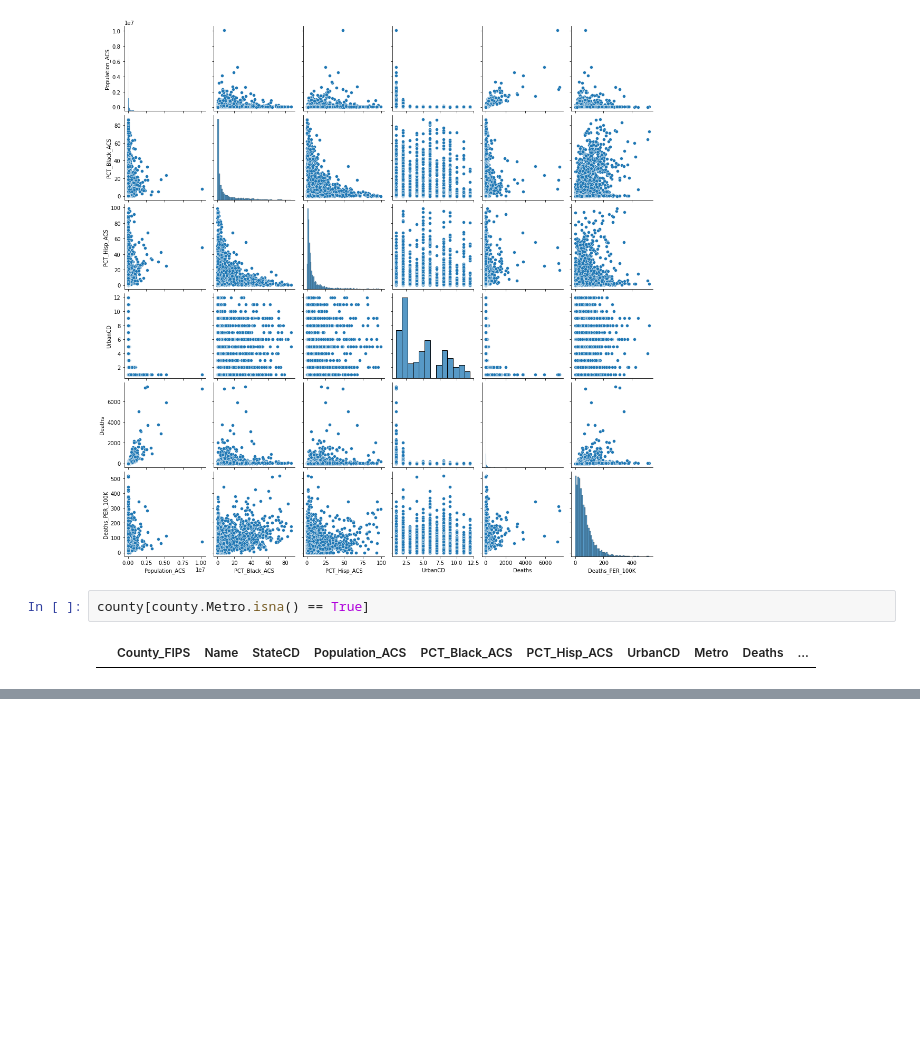
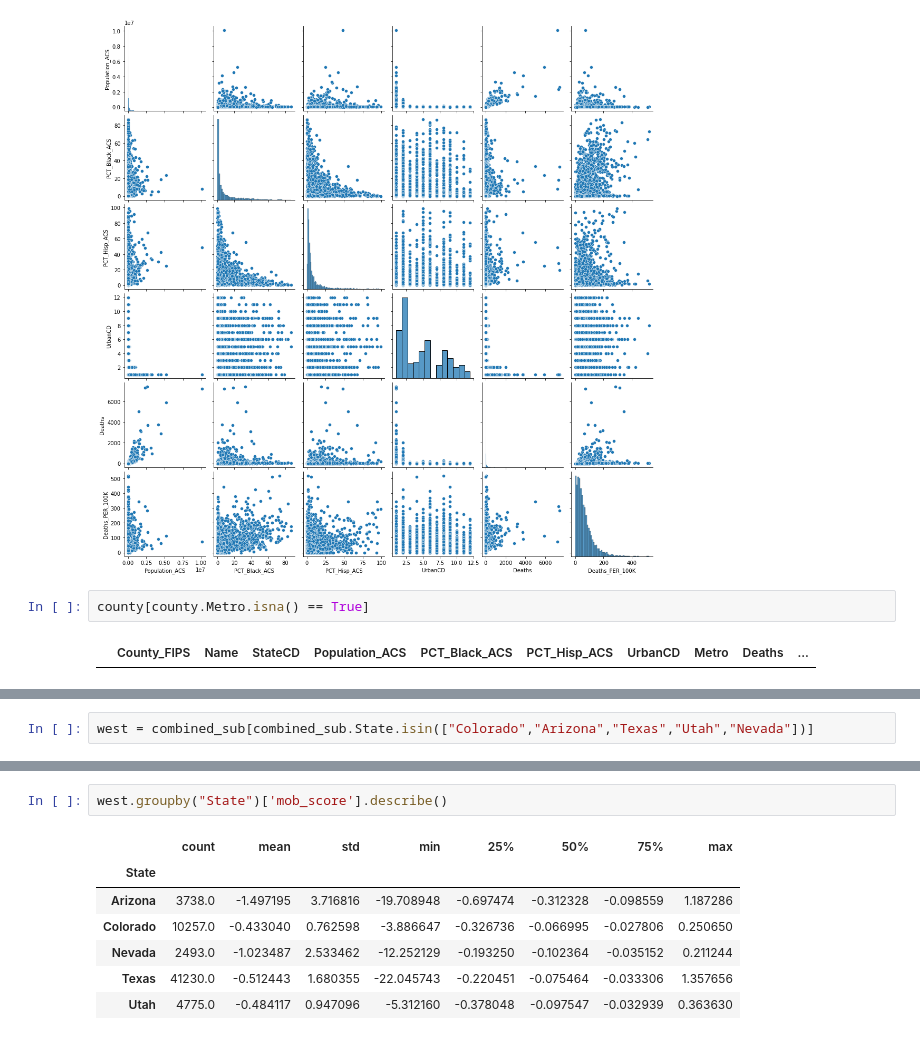
Before and after one commit to pballent/hia-covid, a Jupyter notebook: hia_covid_python_exploration/Combined_Data_Exploration.ipynb, the cells around one changed output, grey strips where cells are left out. Cells and saved outputs as stored; diff of their text form; blank space fills up the shorter version.

```diff
--- a/hia_covid_python_exploration/Combined_Data_Exploration.ipynb
+++ b/hia_covid_python_exploration/Combined_Data_Exploration.ipynb
@@ -114,0 +218,2 @@ county[county.Metro.isna() == True]
+# %%
+west = combined_sub[combined_sub.State.isin(["Colorado","Arizona","Texas","Utah","Nevada"])]
@@ -114,0 +227,10 @@ county[county.Metro.isna() == True]
+# %%
+west.groupby("State")['mob_score'].describe()
+# %% [output]
+|  | count | mean | std | min | 25% | 50% | 75% | max |
+| State |  |  |  |  |  |  |  |  |
+| Arizona | 3738.0 | -1.497195 | 3.716816 | -19.708948 | -0.697474 | -0.312328 | -0.098559 | 1.187286 |
+| Colorado | 10257.0 | -0.433040 | 0.762598 | -3.886647 | -0.326736 | -0.066995 | -0.027806 | 0.250650 |
+| Nevada | 2493.0 | -1.023487 | 2.533462 | -12.252129 | -0.193250 | -0.102364 | -0.035152 | 0.211244 |
+| Texas | 41230.0 | -0.512443 | 1.680355 | -22.045743 | -0.220451 | -0.075464 | -0.033306 | 1.357656 |
+| Utah | 4775.0 | -0.484117 | 0.947096 | -5.312160 | -0.378048 | -0.097547 | -0.032939 | 0.363630 |
```
Also changed, not shown: parts of 15 cells of this notebook, 1 other file.
